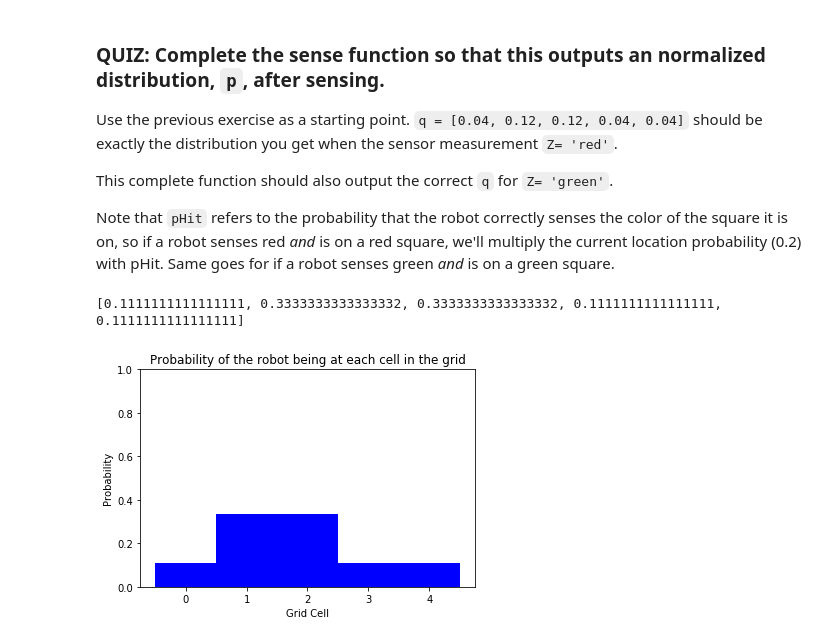
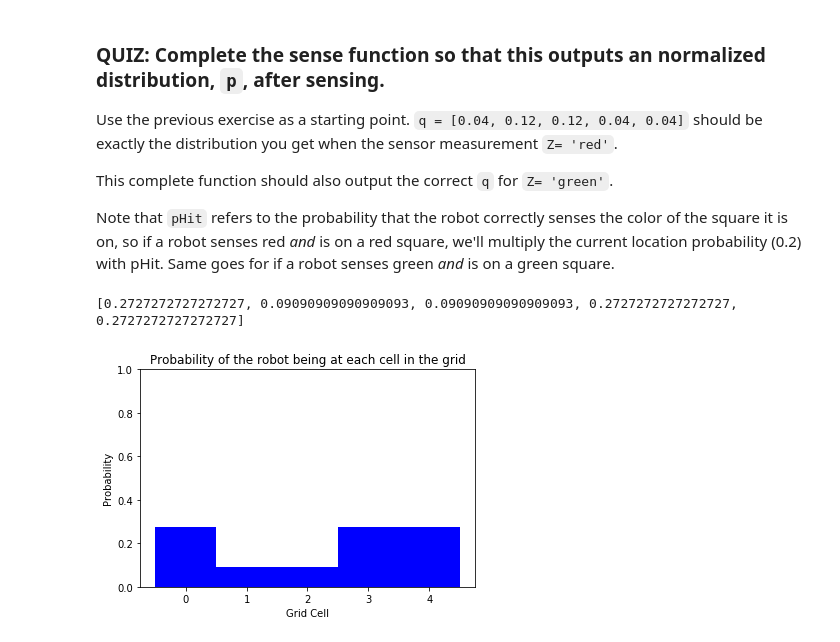
Before and after one commit to fatmirboja/object-tracking, a Jupyter notebook: 1d-robot-world/1. Sense Function.ipynb, the cells around one changed output. Cells and saved outputs as stored; diff of their text form; code cells hidden in the pictures.

Commit message:
sensing and moving in a 1d world

```diff
--- a/1d-robot-world/1. Sense Function.ipynb
+++ b/1d-robot-world/1. Sense Function.ipynb
@@ -40,15 +40,6 @@ This complete function should also output the correct `q` for `Z= 'green'`.
 
 Note that `pHit` refers to the probability that the robot correctly senses the color of the square it is on, so if a robot senses red *and* is on a red square, we'll multiply the current location probability (0.2) with pHit. Same goes for if a robot senses green *and* is on a green square.
 # %%
-# given initial variables
-p=[0.2, 0.2, 0.2, 0.2, 0.2]
-# the color of each grid cell in the 1D world
-world=['green', 'red', 'red', 'green', 'green']
-# Z, the sensor reading ('red' or 'green')
-Z = 'red'
-pHit = 0.6
-pMiss = 0.2
-
 ## Complete this function
 def sense(p, Z):
     ''' Takes in a current probability distribution, p, and a sensor reading, Z.
@@ -66,10 +57,19 @@ def sense(p, Z):
     q_normalized = [x/sum(q) for x in q]
 
     return q_normalized
-
-q = sense(p,Z)
-print(q)
-display_map(q)
-# %% [output]
-[0.1111111111111111, 0.3333333333333332, 0.3333333333333332, 0.1111111111111111, 0.1111111111111111]
-[figure, removed]
+# %%
+# given initial variables
+p=[0.2, 0.2, 0.2, 0.2, 0.2]
+# the color of each grid cell in the 1D world
+world=['green', 'red', 'red', 'green', 'green']
+# Z, the sensor reading ('red' or 'green')
+Z = 'green'
+pHit = 0.6
+pMiss = 0.2
+
+q = sense(p,Z)
+print(q)
+display_map(q)
+# %% [output]
+[0.2727272727272727, 0.09090909090909093, 0.09090909090909093, 0.2727272727272727, 0.2727272727272727]
+[figure, added]
```
Also changed, not shown: parts of 14 cells of this notebook.
